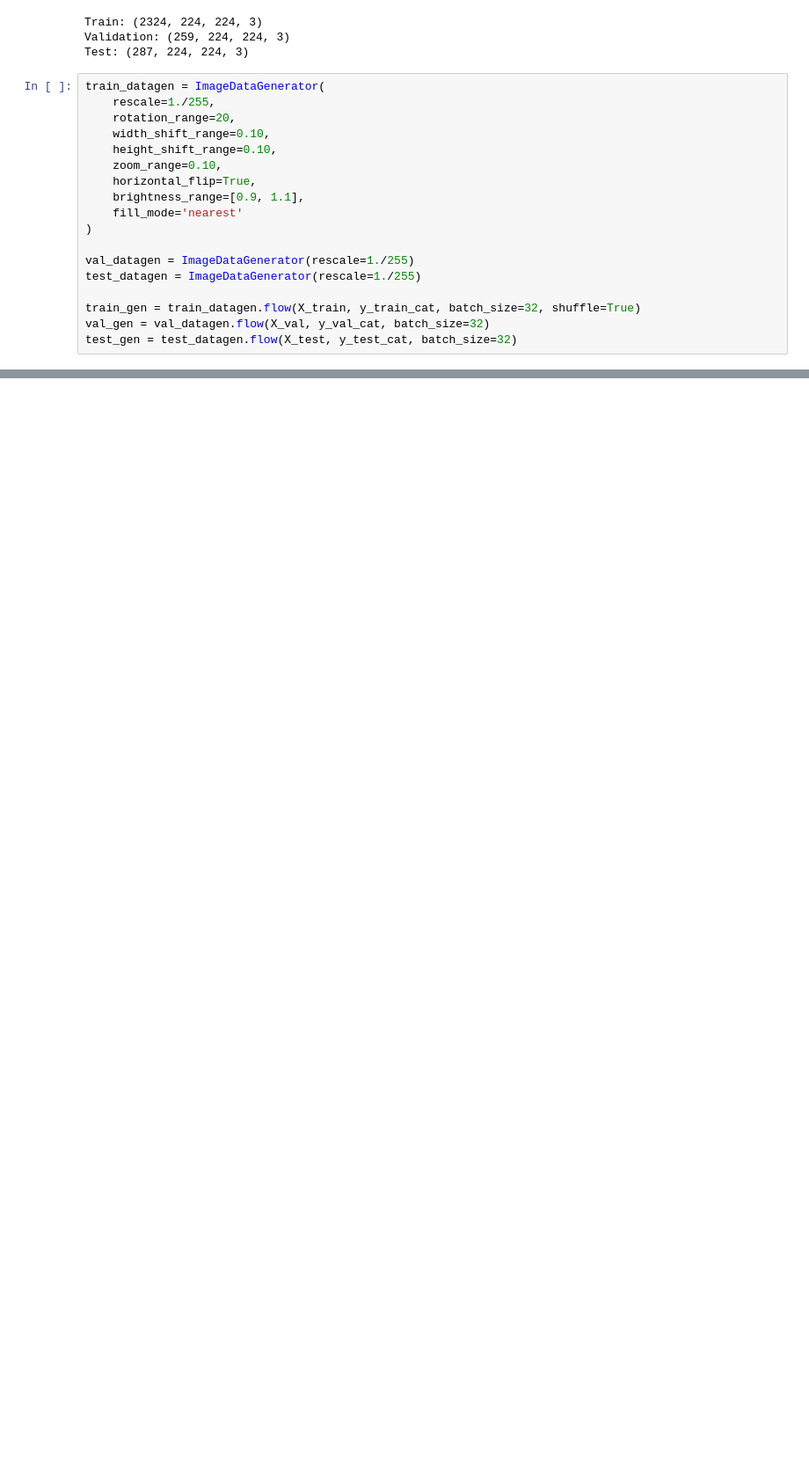
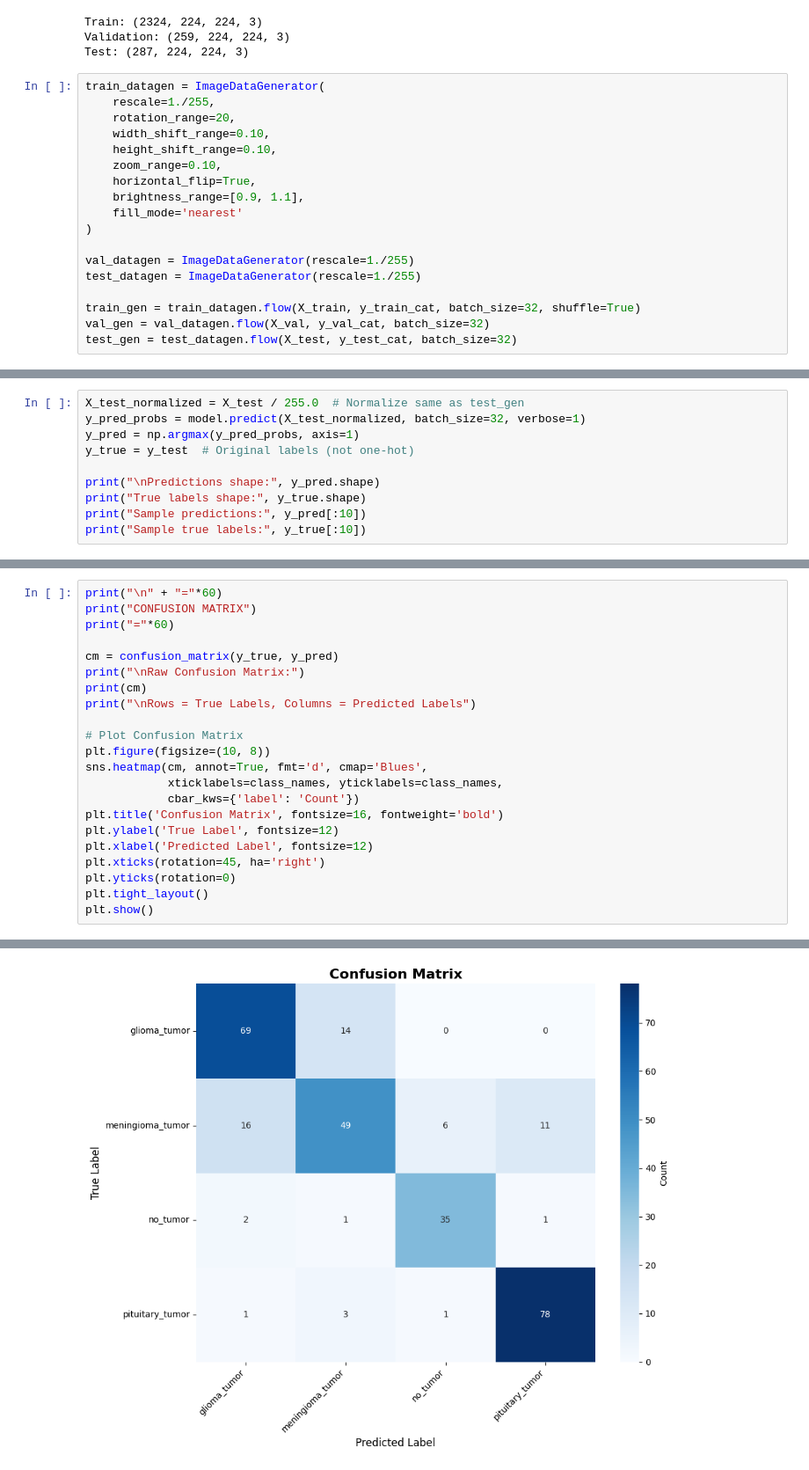
Before and after one commit to SNWE159/brain-tumor-classification, a Jupyter notebook: notebooks/03_VGG16.ipynb, the cells around one changed output, grey strips where cells are left out. Shown at 88% size. Drawn from its saved outputs; the diff is of its cells as text; blank space fills up the shorter version.

```diff
--- a/notebooks/03_VGG16.ipynb
+++ b/notebooks/03_VGG16.ipynb
@@ -202,0 +230,10 @@ plt.show()
+# %%
+X_test_normalized = X_test / 255.0  # Normalize same as test_gen
+y_pred_probs = model.predict(X_test_normalized, batch_size=32, verbose=1)
+y_pred = np.argmax(y_pred_probs, axis=1)
+y_true = y_test  # Original labels (not one-hot)
+
+print("\nPredictions shape:", y_pred.shape)
+print("True labels shape:", y_true.shape)
+print("Sample predictions:", y_pred[:10])
+print("Sample true labels:", y_true[:10])
@@ -202,0 +363,23 @@ plt.show()
+# %%
+print("\n" + "="*60)
+print("CONFUSION MATRIX")
+print("="*60)
+
+cm = confusion_matrix(y_true, y_pred)
+print("\nRaw Confusion Matrix:")
+print(cm)
+print("\nRows = True Labels, Columns = Predicted Labels")
+
+# Plot Confusion Matrix
+plt.figure(figsize=(10, 8))
+sns.heatmap(cm, annot=True, fmt='d', cmap='Blues',
+            xticklabels=class_names, yticklabels=class_names,
+            cbar_kws={'label': 'Count'})
+plt.title('Confusion Matrix', fontsize=16, fontweight='bold')
+plt.ylabel('True Label', fontsize=12)
+plt.xlabel('Predicted Label', fontsize=12)
+plt.xticks(rotation=45, ha='right')
+plt.yticks(rotation=0)
+plt.tight_layout()
+plt.show()
+# %% [output]
@@ -202,0 +397 @@ plt.show()
+[figure, added]
```
Also changed, not shown: parts of 17 cells of this notebook.
